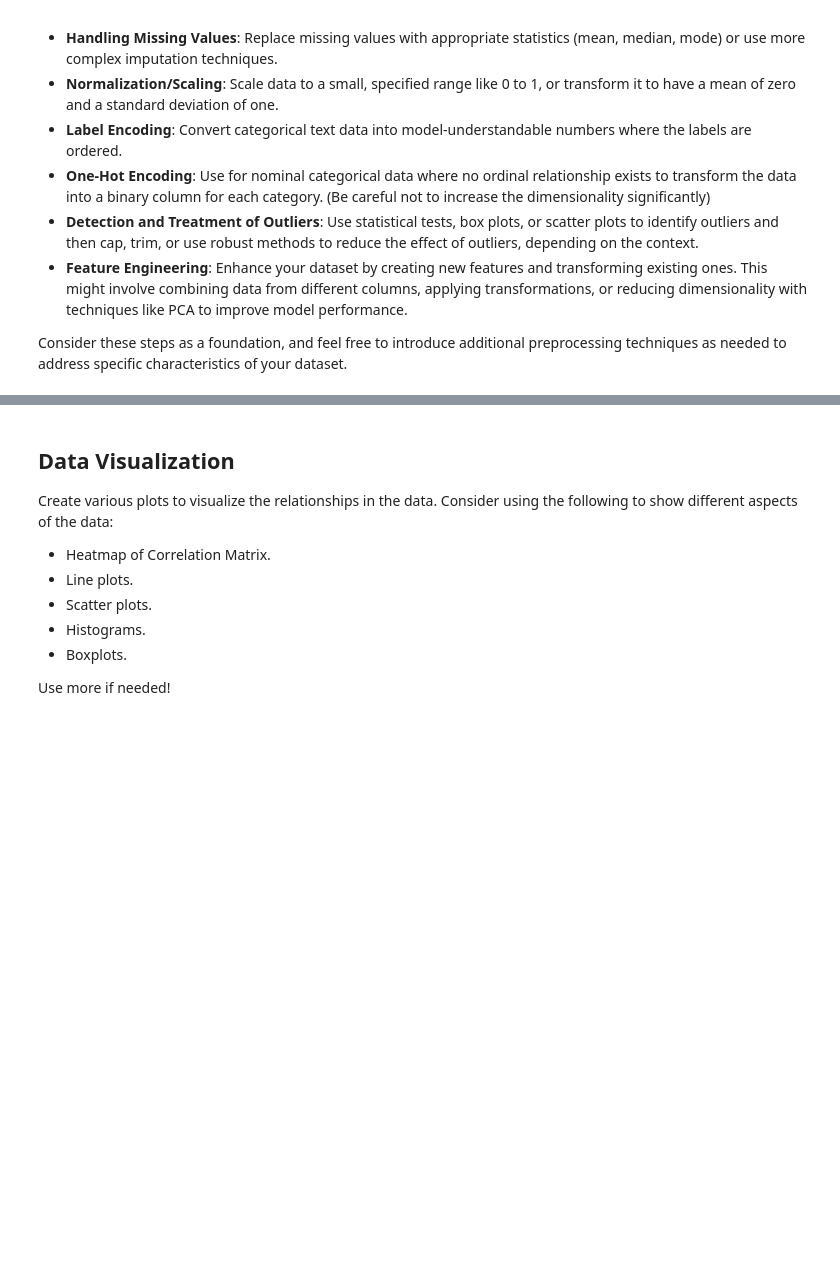
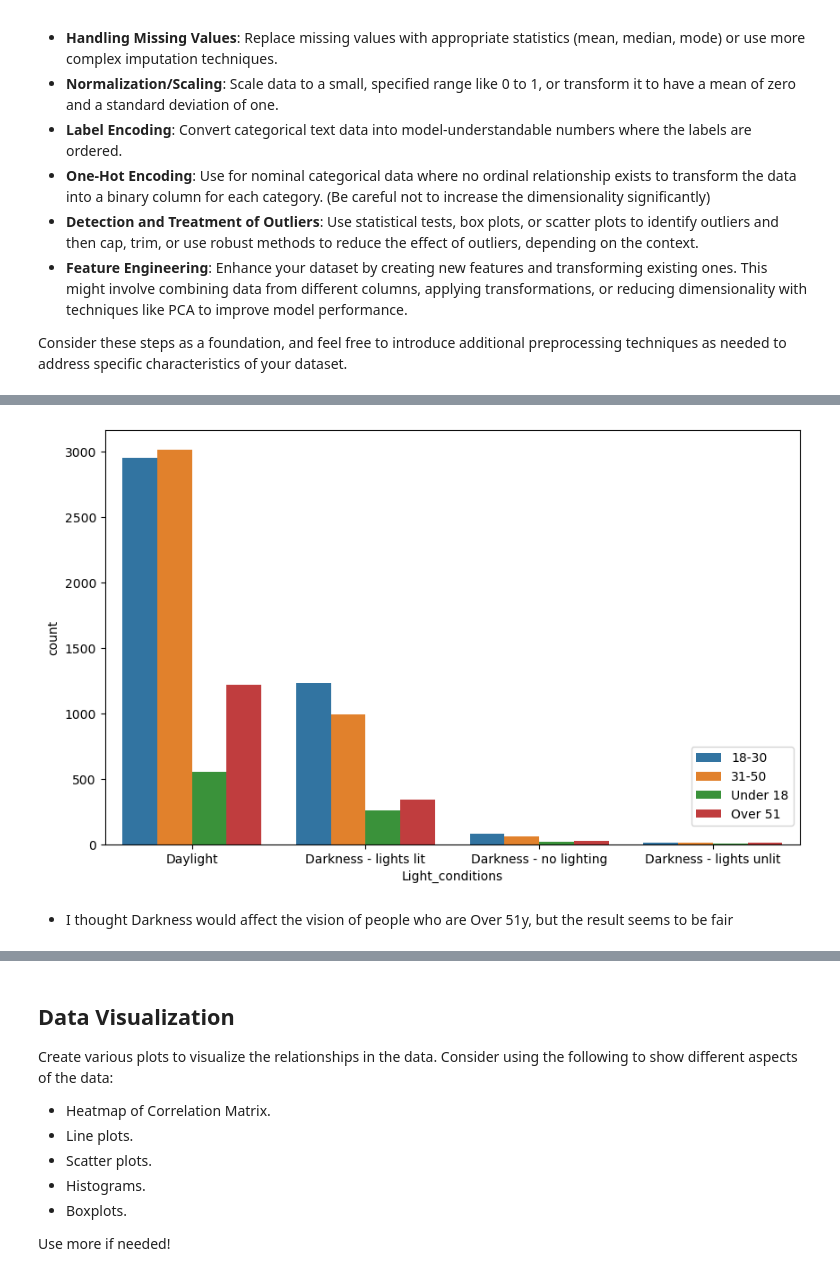
Before and after one commit to AlbadeaSaad/Task---2, a Jupyter notebook: Week - 2 Task - 2.ipynb, the cells around one changed output, grey strips where cells are left out. Saved outputs shown, nothing was run; the diff lists cells and outputs as text; code cells hidden in the pictures; blank space fills up the shorter version.

```diff
--- a/Week - 2 Task - 2.ipynb
+++ b/Week - 2 Task - 2.ipynb
@@ -179,0 +158,9 @@ memory usage: 1.0+ MB
+# %%
+
+plt.figure(figsize = [10,6])
+sb.countplot(x = df['Light_conditions'], hue = df['Age_band_of_driver']);
+plt.legend(bbox_to_anchor = [1,0.25]);
+# %% [output]
+[figure, added]
+# %% [markdown]
+- I thought Darkness would affect the vision of people who are Over 51y, but the result seems to be fair
```
Also changed, not shown: parts of 55 cells of this notebook.
